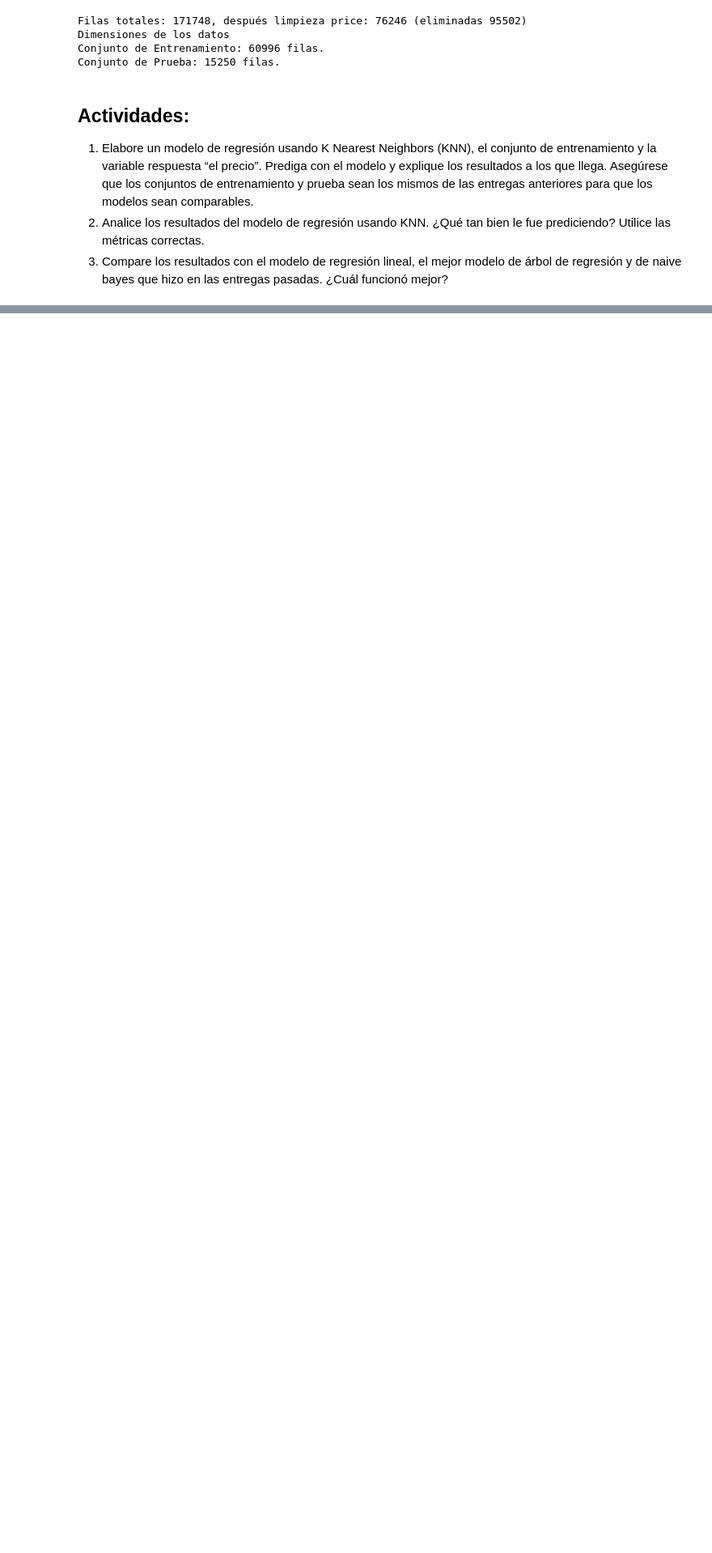
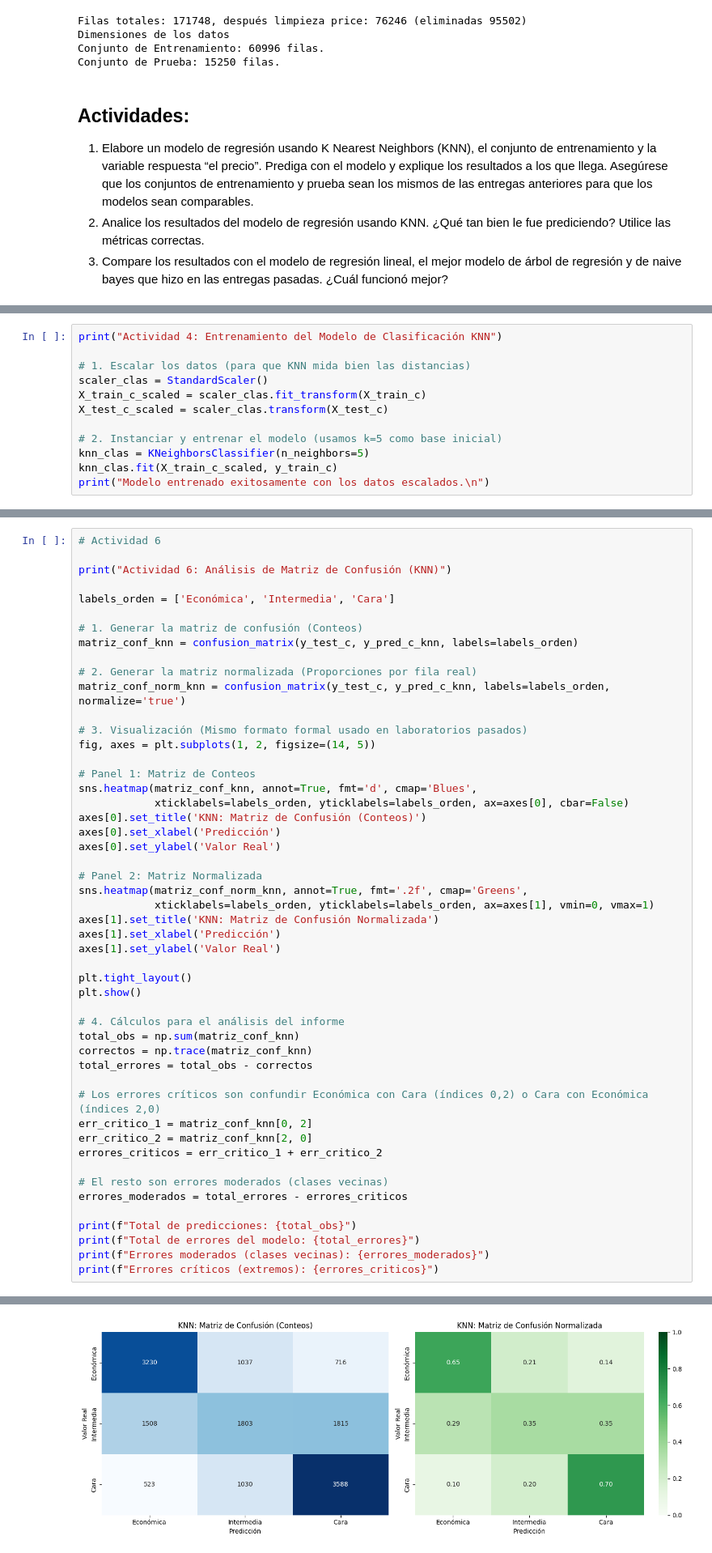
Before and after one commit to yosemm/Laboratorio6_Mineria, a Jupyter notebook: AnalisisLab6.ipynb, the cells around one changed output, grey strips where cells are left out. Shown at 81% size. Cells and saved outputs as stored; diff of their text form; blank space fills up the shorter version.

```diff
--- a/AnalisisLab6.ipynb
+++ b/AnalisisLab6.ipynb
@@ -590,0 +281,12 @@ En conclusión, **el modelo con validación cruzada funcionó mejor** que el mod
+# %%
+print("Actividad 4: Entrenamiento del Modelo de Clasificación KNN")
+
+# 1. Escalar los datos (para que KNN mida bien las distancias)
+scaler_clas = StandardScaler()
+X_train_c_scaled = scaler_clas.fit_transform(X_train_c)
+X_test_c_scaled = scaler_clas.transform(X_test_c)
+
+# 2. Instanciar y entrenar el modelo (usamos k=5 como base inicial)
+knn_clas = KNeighborsClassifier(n_neighbors=5)
+knn_clas.fit(X_train_c_scaled, y_train_c)
+print("Modelo entrenado exitosamente con los datos escalados.\n")
@@ -590,0 +408,51 @@ En conclusión, **el modelo con validación cruzada funcionó mejor** que el mod
+# %%
+# Actividad 6
+
+print("Actividad 6: Análisis de Matriz de Confusión (KNN)")
+
+labels_orden = ['Económica', 'Intermedia', 'Cara']
+
+# 1. Generar la matriz de confusión (Conteos)
+matriz_conf_knn = confusion_matrix(y_test_c, y_pred_c_knn, labels=labels_orden)
+
+# 2. Generar la matriz normalizada (Proporciones por fila real)
+matriz_conf_norm_knn = confusion_matrix(y_test_c, y_pred_c_knn, labels=labels_orden, normalize='true')
+
+# 3. Visualización (Mismo formato formal usado en laboratorios pasados)
+fig, axes = plt.subplots(1, 2, figsize=(14, 5))
+
+# Panel 1: Matriz de Conteos
+sns.heatmap(matriz_conf_knn, annot=True, fmt='d', cmap='Blues',
+            xticklabels=labels_orden, yticklabels=labels_orden, ax=axes[0], cbar=False)
+axes[0].set_title('KNN: Matriz de Confusión (Conteos)')
+axes[0].set_xlabel('Predicción')
+axes[0].set_ylabel('Valor Real')
+
+# Panel 2: Matriz Normalizada
+sns.heatmap(matriz_conf_norm_knn, annot=True, fmt='.2f', cmap='Greens',
+            xticklabels=labels_orden, yticklabels=labels_orden, ax=axes[1], vmin=0, vmax=1)
+axes[1].set_title('KNN: Matriz de Confusión Normalizada')
+axes[1].set_xlabel('Predicción')
+axes[1].set_ylabel('Valor Real')
+
+plt.tight_layout()
+plt.show()
+
+# 4. Cálculos para el análisis del informe
+total_obs = np.sum(matriz_conf_knn)
+correctos = np.trace(matriz_conf_knn)
+total_errores = total_obs - correctos
+
+# Los errores críticos son confundir Económica con Cara (índices 0,2) o Cara con Económica (índices 2,0)
+err_critico_1 = matriz_conf_knn[0, 2]
+err_critico_2 = matriz_conf_knn[2, 0]
+errores_criticos = err_critico_1 + err_critico_2
+
+# El resto son errores moderados (clases vecinas)
+errores_moderados = total_errores - errores_criticos
+
+print(f"Total de predicciones: {total_obs}")
+print(f"Total de errores del modelo: {total_errores}")
+print(f"Errores moderados (clases vecinas): {errores_moderados}")
+print(f"Errores críticos (extremos): {errores_criticos}")
+# %% [output]
@@ -590,0 +460 @@ En conclusión, **el modelo con validación cruzada funcionó mejor** que el mod
+[figure, added]
```
Also changed, not shown: parts of 32 cells of this notebook.
